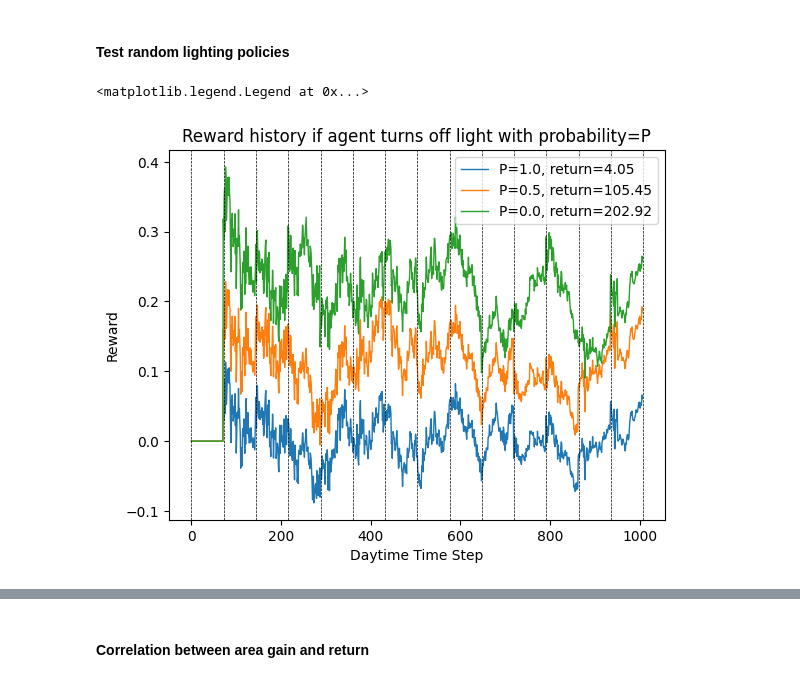
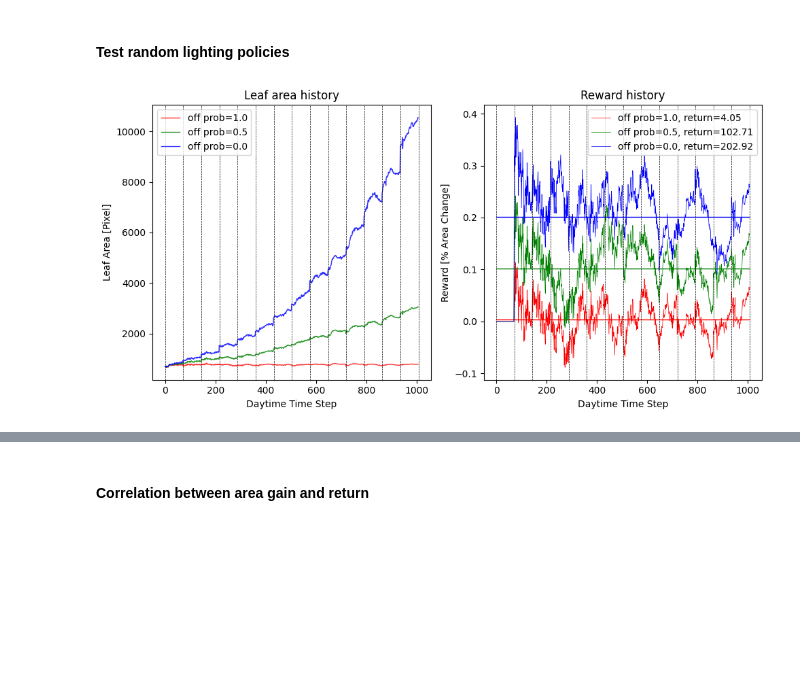
Before and after one commit to steventango/plant-rl, a Jupyter notebook: analysis/test_plant_simulator.ipynb, the cells around one changed output, grey strips where cells are left out. Drawn from its saved outputs; the diff is of its cells as text; code cells hidden in the pictures; blank space fills up the shorter version.

Commit message:
plant analysis

```diff
--- a/analysis/test_plant_simulator.ipynb
+++ b/analysis/test_plant_simulator.ipynb
@@ -3,28 +3,46 @@ from environments.PlantSimulator import PlantSimulator
 import numpy as np
 import matplotlib.pyplot as plt
 # %%
-env = PlantSimulator(actions=[0, 1], action_effects=[1.0, 0.0])
+env = PlantSimulator(plant_id=[1], actions=[0, 1], action_effects=[1.0, 0.0])
 # %% [markdown]
 #### Test random lighting policies
 # %%
-for off_prob in [1, 0.5, 0]:
+COLORS = ['r', 'g', 'b']
+off_prob = [1, 0.5, 0]
+fig, ax = plt.subplots(1, 2, figsize=(10,5))
+for i in range(len(off_prob)):
     env.start()
-    R = []
-    S = []
-    A = []
+    R = []  # reward
+    S = []  # observed area
+    A = []  # actual area
     for _ in range(env.terminal_step):
-        reward, next_state, done, info = env.step(np.random.choice([0, 1], p=[off_prob, 1-off_prob]))
-        A.append(env.actual_area(env.time)/env.observation[0])
+        reward, next_state, done, info = env.step(np.random.choice([0, 1], p=[off_prob[i], 1-off_prob[i]]))
+        A.append(env.actual_area(env.time))
         R.append(reward)
-        S.append(env.observation[-1]/env.observation[0])
-    plt.plot(R, label=f'P={off_prob:.1f}, return={np.sum(R):.2f}', linewidth=1)
+        S.append(env.observation[-1])  #/env.observation[0]
+
+    # Plot area history
+    ax[0].plot(S, label=f'off prob={off_prob[i]:.1f}', color=COLORS[i], linewidth=1, alpha=0.8)
+    #ax[0].plot(A, color=COLORS[i], linestyle='--', linewidth=1)
+
+    # Plot reward history
+    ax[1].plot(R, label=f'off prob={off_prob[i]:.1f}, return={np.sum(R):.2f}', color=COLORS[i], linewidth=0.5)
+    ax[1].plot(np.arange(len(R)), np.ones(len(R))*np.mean(R), color=COLORS[i], linewidth=1)
 
 for i in range(int(len(R)/env.steps_per_day)+2):
-    plt.axvline(x = env.steps_per_day*i, color='k', linestyle='--', linewidth=0.5)
-plt.title(f'Reward history if agent turns off light with probability=P')
-plt.xlabel('Daytime Time Step')
-plt.ylabel('Reward')
-plt.legend()
+    ax[0].axvline(x = env.steps_per_day*i, color='k', linestyle='--', linewidth=0.5)
+    ax[1].axvline(x = env.steps_per_day*i, color='k', linestyle='--', linewidth=0.5)
+
+ax[1].set_title(f'Reward history')
+ax[1].set_xlabel('Daytime Time Step')
+ax[1].set_ylabel('Reward [% Area Change]')
+ax[1].legend()
+
+ax[0].set_title(f'Leaf area history')
+ax[0].set_xlabel('Daytime Time Step')
+ax[0].set_ylabel('Leaf Area [Pixel]')
+ax[0].legend()
+
+fig.tight_layout()
 # %% [output]
-<matplotlib.legend.Legend at 0x...>
-[figure, old version]
+[figure, new version]
```
Also changed, not shown: parts of 2 cells of this notebook, 4 other files.
